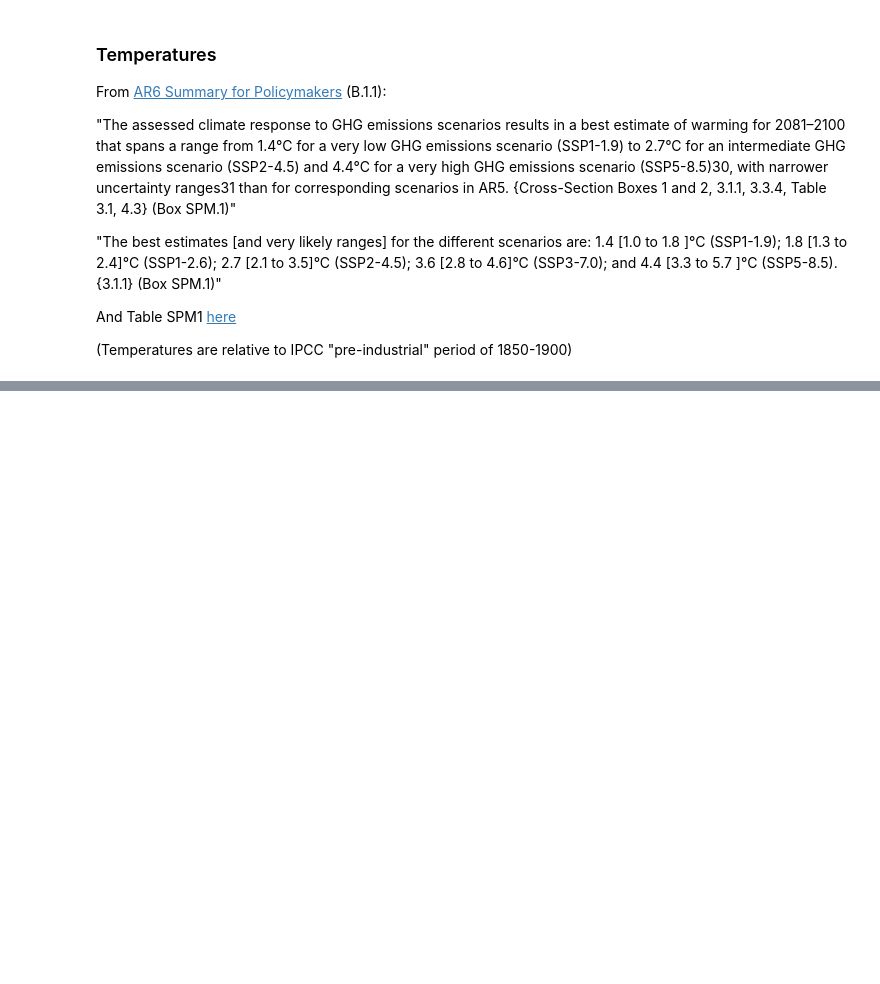
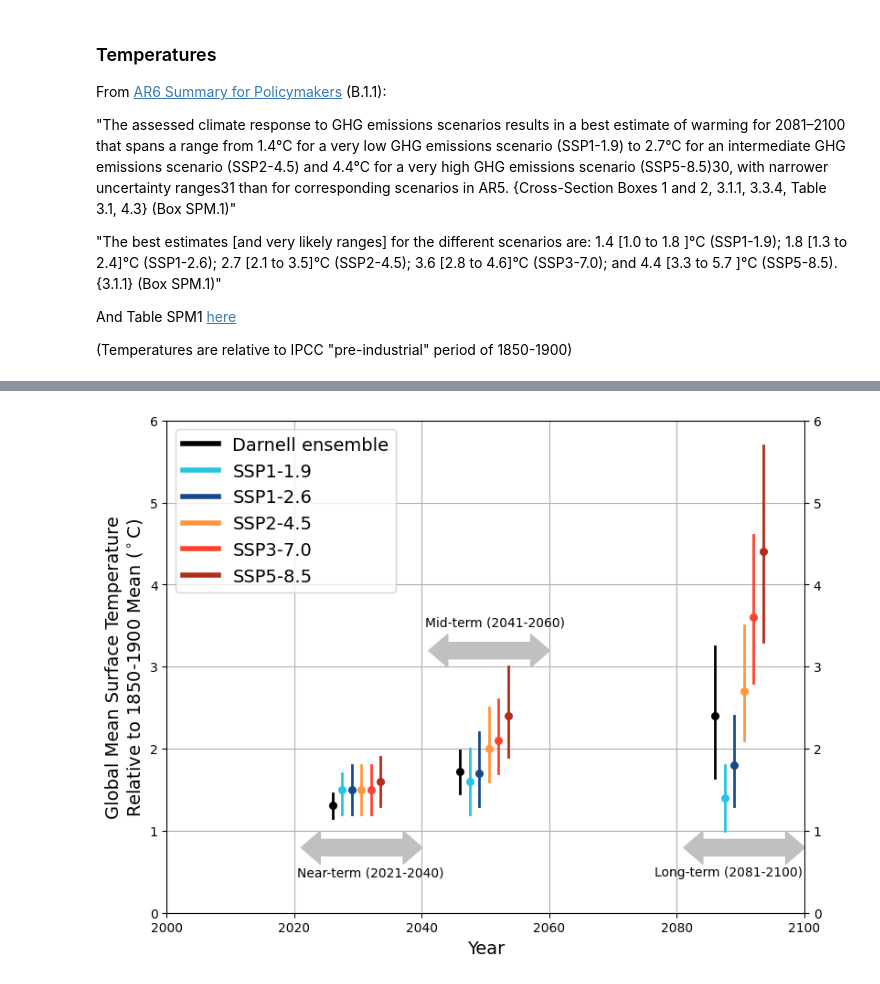
Before and after one commit to raddleverse/tempthresholds, a Jupyter notebook: plot_temp_and_gmsl_darnell.ipynb, the cells around one changed output, grey strips where cells are left out. Cells and saved outputs as stored; diff of their text form; code cells hidden in the pictures; blank space fills up the shorter version.

Commit message:
upadting gmsl and gmst to include Darnell

```diff
--- a/plot_temp_and_gmsl_darnell.ipynb
+++ b/plot_temp_and_gmsl_darnell.ipynb
@@ -226,0 +227,69 @@ fig.savefig("./figures/temp_projections_2150_Darnell.pdf", bbox_inches='tight');
+# %%
+T_near = np.quantile(dfT.loc[(years>=2021) & (years<=2040)].mean(axis=0), [0.05, 0.95, 0.5])
+T_mid  = np.quantile(dfT.loc[(years>=2041) & (years<=2060)].mean(axis=0), [0.05, 0.95, 0.5])
+T_long = np.quantile(dfT.loc[(years>=2081) & (years<=2100)].mean(axis=0), [0.05, 0.95, 0.5])
+# %%
+lwd = 2
+
+fig,ax = plt.subplots(1,1,figsize=(9,7))
+# NEAR
+# Darnell
+ax.plot([2026]*2, T_near[:2], color="black", linewidth=lwd, label="Darnell ensemble")
+ax.scatter([2026],T_near[-1], s=30, color="black")
+# 1-1.9
+ax.plot([2027.5]*2, [1.2, 1.7], color=rcp_lines_927["RCP19"], linewidth=lwd, label="SSP1-1.9")
+ax.scatter([2027.5],[1.5], s=30, color=rcp_lines_927["RCP19"])
+# 1-2.6
+ax.plot([2029]*2, [1.2, 1.8], color=rcp_lines_927["RCP26"], linewidth=lwd, label="SSP1-2.6")
+ax.scatter([2029],[1.5], s=30, color=rcp_lines_927["RCP26"])
+# 2-4.5
+ax.plot([2030.5]*2, [1.2, 1.8], color=rcp_lines_927["RCP45"], linewidth=lwd, label="SSP2-4.5")
+ax.scatter([2030.5],[1.5], s=30, color=rcp_lines_927["RCP45"])
+# 3-7.0
+ax.plot([2032]*2, [1.2, 1.8], color=rcp_lines_927["RCP70"], linewidth=lwd, label="SSP3-7.0")
+ax.scatter([2032],[1.5], s=30, color=rcp_lines_927["RCP70"])
+# 5-8.5
+ax.plot([2033.5]*2, [1.3, 1.9], color=rcp_lines_927["RCP85"], linewidth=lwd, label="SSP5-8.5")
+ax.scatter([2033.5],[1.6], s=30, color=rcp_lines_927["RCP85"])
+# MID
+# Darnell
+ax.plot([2046]*2, T_mid[:2], color="black", linewidth=lwd); ax.scatter([2046],T_mid[-1], s=30, color="black")
+# 1-1.9
+ax.plot([2047.5]*2, [1.2, 2.0], color=rcp_lines_927["RCP19"], linewidth=lwd); ax.scatter([2047.5],[1.6], s=30, color=rcp_lines_927["RCP19"])
+# 1-2.6
+ax.plot([2049]*2, [1.3, 2.2], color=rcp_lines_927["RCP26"], linewidth=lwd); ax.scatter([2049],[1.7], s=30, color=rcp_lines_927["RCP26"])
+# 2-4.5
+ax.plot([2050.5]*2, [1.6, 2.5], color=rcp_lines_927["RCP45"], linewidth=lwd); ax.scatter([2050.5],[2.0], s=30, color=rcp_lines_927["RCP45"])
+# 3-7.0
+ax.plot([2052]*2, [1.7, 2.6], color=rcp_lines_927["RCP70"], linewidth=lwd); ax.scatter([2052],[2.1], s=30, color=rcp_lines_927["RCP70"])
+# 5-8.5
+ax.plot([2053.5]*2, [1.9, 3.0], color=rcp_lines_927["RCP85"], linewidth=lwd); ax.scatter([2053.5],[2.4], s=30, color=rcp_lines_927["RCP85"])
+# LONG
+# Darnell
+ax.plot([2086]*2, T_long[:2], color="black", linewidth=lwd); ax.scatter([2086],T_long[-1], s=30, color="black")
+# 1-1.9
+ax.plot([2087.5]*2, [1.0, 1.8], color=rcp_lines_927["RCP19"], linewidth=lwd); ax.scatter([2087.5],[1.4], s=30, color=rcp_lines_927["RCP19"])
+# 1-2.6
+ax.plot([2089]*2, [1.3, 2.4], color=rcp_lines_927["RCP26"], linewidth=lwd); ax.scatter([2089],[1.8], s=30, color=rcp_lines_927["RCP26"])
+# 2-4.5
+ax.plot([2090.5]*2, [2.1, 3.5], color=rcp_lines_927["RCP45"], linewidth=lwd); ax.scatter([2090.5],[2.7], s=30, color=rcp_lines_927["RCP45"])
+# 3-7.0
+ax.plot([2092]*2, [2.8, 4.6], color=rcp_lines_927["RCP70"], linewidth=lwd); ax.scatter([2092],[3.6], s=30, color=rcp_lines_927["RCP70"])
+# 5-8.5
+ax.plot([2093.5]*2, [3.3, 5.7], color=rcp_lines_927["RCP85"], linewidth=lwd); ax.scatter([2093.5],[4.4], s=30, color=rcp_lines_927["RCP85"])
+ax.set_xlim([2000,2100]); ax.set_ylim([0,6]);
+plt.xlabel("Year",fontsize=14); plt.ylabel("Global Mean Surface Temperature\nRelative to 1850-1900 Mean ($^\circ$C)",fontsize=14);
+leg = ax.legend(loc="upper left", fontsize=14);
+for line in leg.get_lines():
+    line.set_linewidth(4.0)
+plt.tick_params(right=True, labelright=True)
+plt.grid(); ax.set_axisbelow(True)
+plt.fill_between([2021,2024,2024,2037,2037,2040], [0.8,0.6,0.7,0.7,0.6,0.8], [0.8,1,0.9,0.9,1,0.8], color="silver")
+plt.text(2020.5, 0.45, "Near-term (2021-2040)")
+plt.fill_between([2041,2044,2044,2057,2057,2060], [3.2,3,3.1,3.1,3,3.2], [3.2,3.4,3.3,3.3,3.4,3.2], color="silver")
+plt.text(2040.5, 3.5, "Mid-term (2041-2060)")
+plt.fill_between([2081,2084,2084,2097,2097,2100], [0.8,0.6,0.7,0.7,0.6,0.8], [0.8,1,0.9,0.9,1,0.8], color="silver")
+plt.text(2076.5, 0.45, "Long-term (2081-2100)")
+fig.savefig("./figures/temp_projections_90p_2100_Darnell.pdf", bbox_inches='tight');
+# %% [output]
+[figure, added]
```
Also changed, not shown: parts of 4 cells of this notebook.
